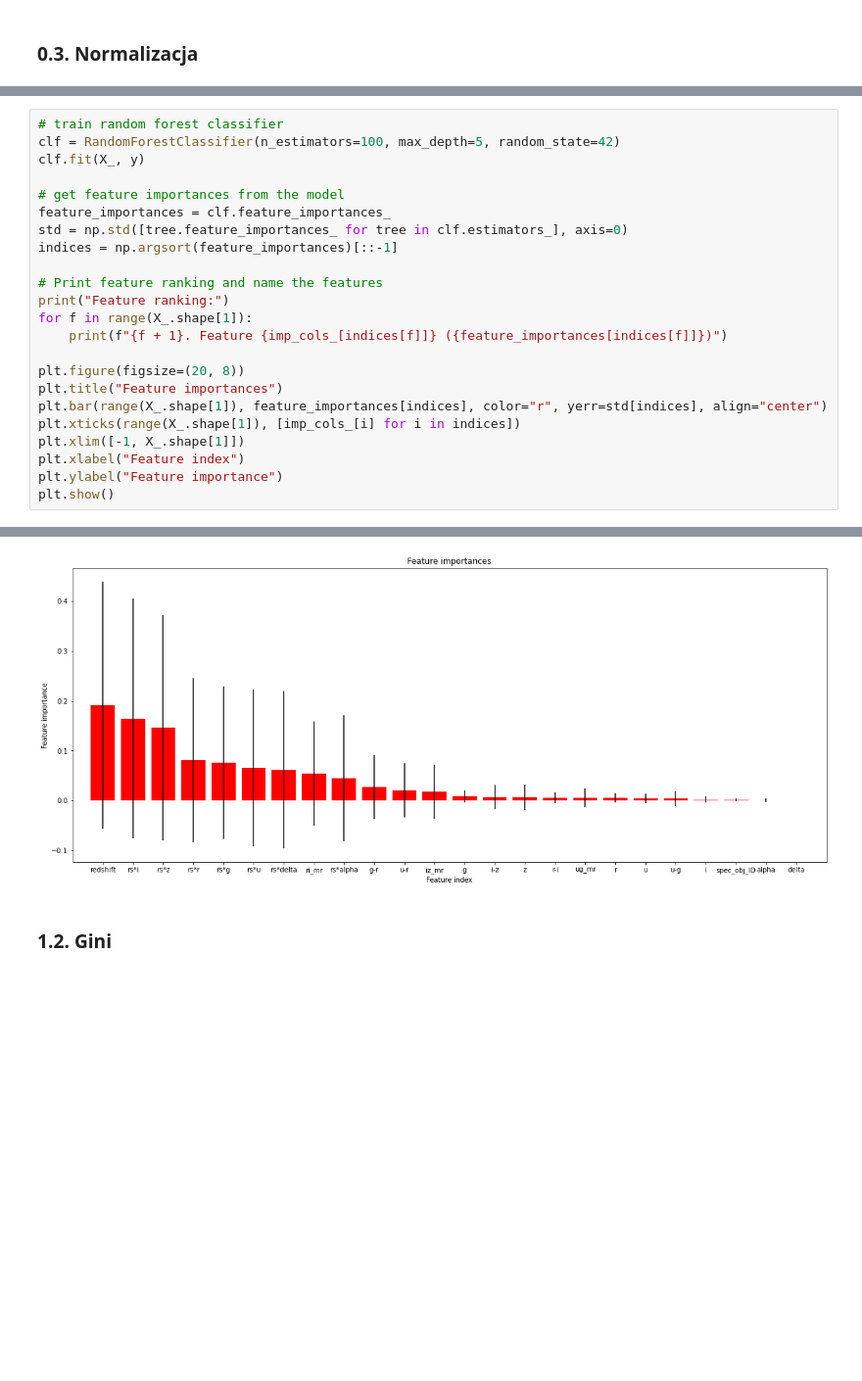
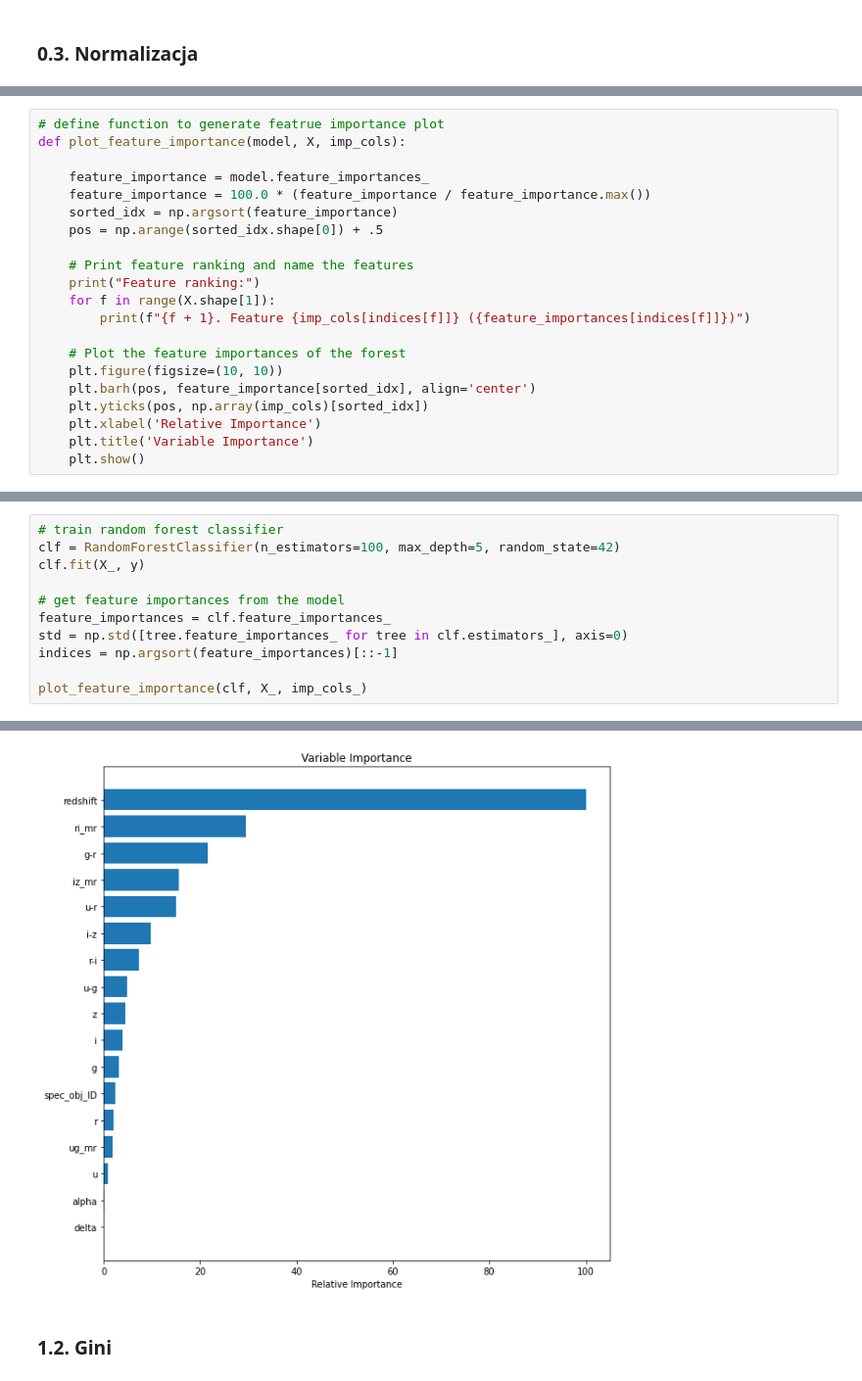
Before and after one commit to GasparSekula/StellarClassificationML, a Jupyter notebook: budowa_krok_3_4.ipynb, the cells around one changed output, grey strips where cells are left out. Shown at 98% size. Drawn from its saved outputs; the diff is of its cells as text; blank space fills up the shorter version.

```diff
--- a/budowa_krok_3_4.ipynb
+++ b/budowa_krok_3_4.ipynb
@@ -92,3 +108,24 @@ X_['ri_mr'] = X_['ri_mr'].fillna(median_r_i)
 
 median_iz_mr = X_['iz_mr'].median()
 X_['iz_mr'] = X_['iz_mr'].fillna(median_iz_mr)
+# %%
+# define function to generate featrue importance plot
+def plot_feature_importance(model, X, imp_cols):
+
+    feature_importance = model.feature_importances_
+    feature_importance = 100.0 * (feature_importance / feature_importance.max())
+    sorted_idx = np.argsort(feature_importance)
+    pos = np.arange(sorted_idx.shape[0]) + .5
+
+    # Print feature ranking and name the features
+    print("Feature ranking:")
+    for f in range(X.shape[1]):
+        print(f"{f + 1}. Feature {imp_cols[indices[f]]} ({feature_importances[indices[f]]})")
+
+    # Plot the feature importances of the forest
+    plt.figure(figsize=(10, 10))
+    plt.barh(pos, feature_importance[sorted_idx], align='center')
+    plt.yticks(pos, np.array(imp_cols)[sorted_idx])
+    plt.xlabel('Relative Importance')
+    plt.title('Variable Importance')
+    plt.show()
@@ -102,18 +141,6 @@ feature_importances = clf.feature_importances_
 std = np.std([tree.feature_importances_ for tree in clf.estimators_], axis=0)
 indices = np.argsort(feature_importances)[::-1]
 
-# Print feature ranking and name the features
-print("Feature ranking:")
-for f in range(X_.shape[1]):
-    print(f"{f + 1}. Feature {imp_cols_[indices[f]]} ({feature_importances[indices[f]]})")
-
-plt.figure(figsize=(20, 8))
-plt.title("Feature importances")
-plt.bar(range(X_.shape[1]), feature_importances[indices], color="r", yerr=std[indices], align="center")
-plt.xticks(range(X_.shape[1]), [imp_cols_[i] for i in indices])
-plt.xlim([-1, X_.shape[1]])
-plt.xlabel("Feature index")
-plt.ylabel("Feature importance")
-plt.show()
+plot_feature_importance(clf, X_, imp_cols_)
 # %% [output]
 Feature ranking:
@@ -136,3 +164,3 @@ Feature ranking:
-[figure, old version]
+[figure, new version]
 # %% [markdown]
 ### 1.2. Gini
```
Also changed, not shown: parts of 47 cells of this notebook.
